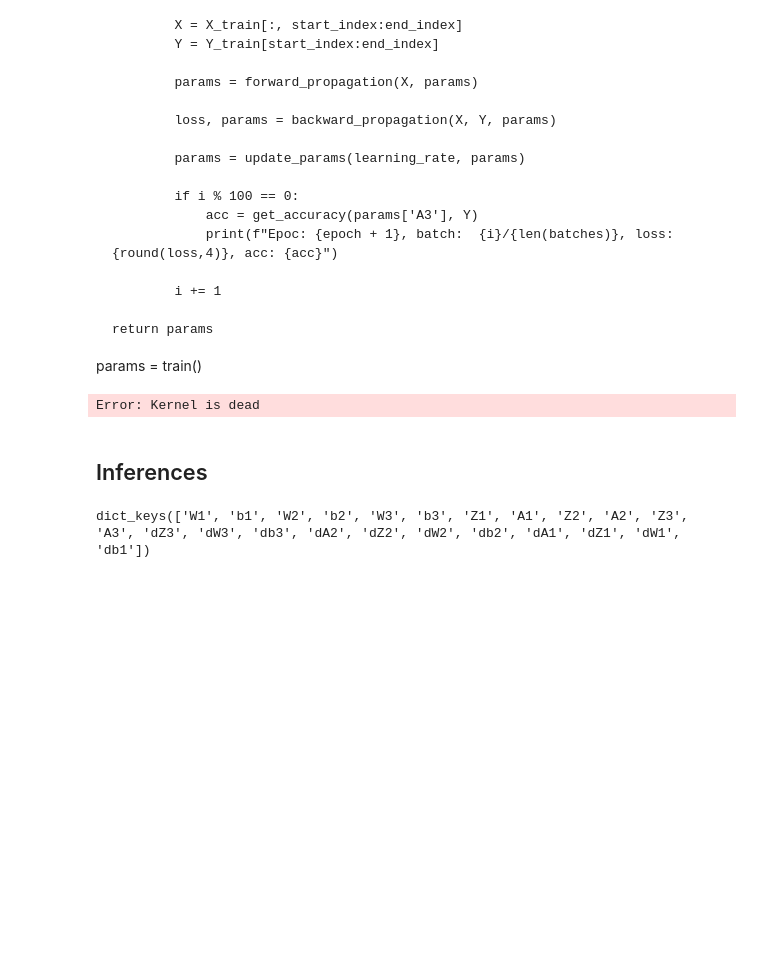
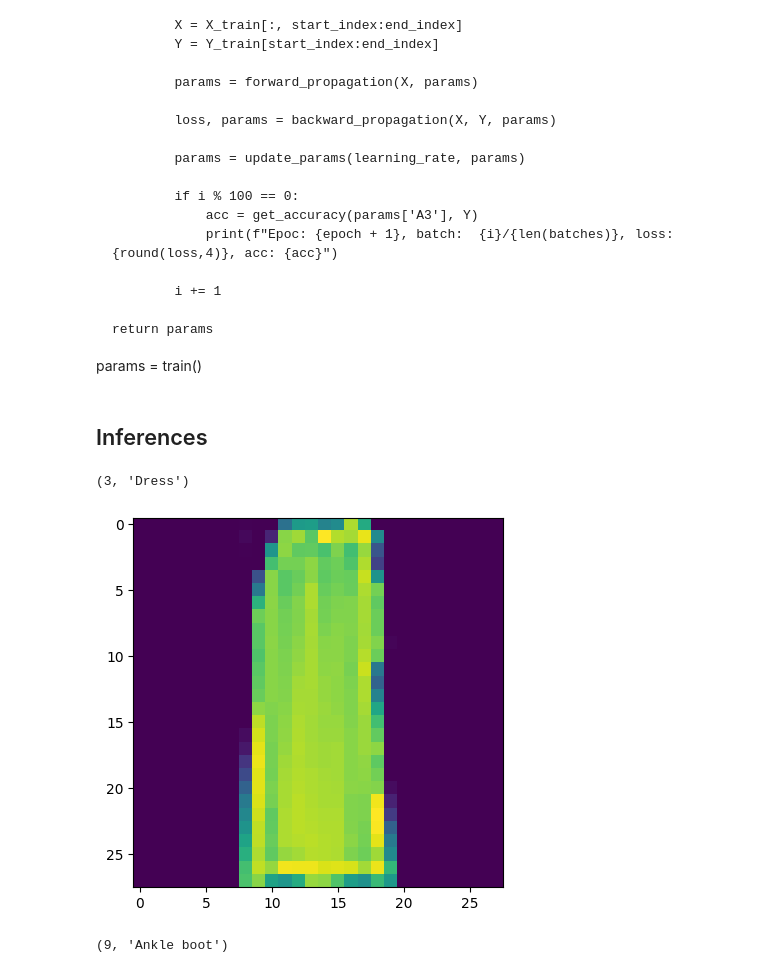
Before and after one commit to giansmart/algorithms, a Jupyter notebook: neural-networks/deep-nn.ipynb, the cells around one changed output. Drawn from its saved outputs; the diff is of its cells as text; code cells hidden in the pictures; blank space fills up the shorter version.

```diff
--- a/neural-networks/deep-nn.ipynb
+++ b/neural-networks/deep-nn.ipynb
@@ -344,14 +349,19 @@ def train():
     return params
 
 params = train()
-# %%
-Y[:16]
-# %% [output]
-Error: Kernel is dead
 # %% [markdown]
 ## Inferences
-# %%
-#params['A3']
-params.keys()
-# %% [output]
-dict_keys(['W1', 'b1', 'W2', 'b2', 'W3', 'b3', 'Z1', 'A1', 'Z2', 'A2', 'Z3', 'A3', 'dZ3', 'dW3', 'db3', 'dA2', 'dZ2', 'dW2', 'db2', 'dA1', 'dZ1', 'dW1', 'db1'])
+# %%
+index_value = 10
+# %%
+Y_item_test = Y_test[index_value]
+Y_item_test, get_article(Y_item_test)
+# %% [output]
+(3, 'Dress')
+# %%
+X_item_test = X_test[:, index_value, None]
+img = X_item_test.reshape((28, 28)) * 255
+plt.imshow(img)
+plt.show()
+# %% [output]
+[figure, added]
@@ -357,0 +374,5 @@ dict_keys(['W1', 'b1', 'W2', 'b2', 'W3', 'b3', 'Z1', 'A1', 'Z2', 'A2', 'Z3', 'A3
+# %%
+item_predicted = predict(index_value, X_item_test, params)
+item_predicted, get_article(item_predicted)
+# %% [output]
+(9, 'Ankle boot')
```
Also changed, not shown: parts of 6 cells of this notebook, 2 other files.
